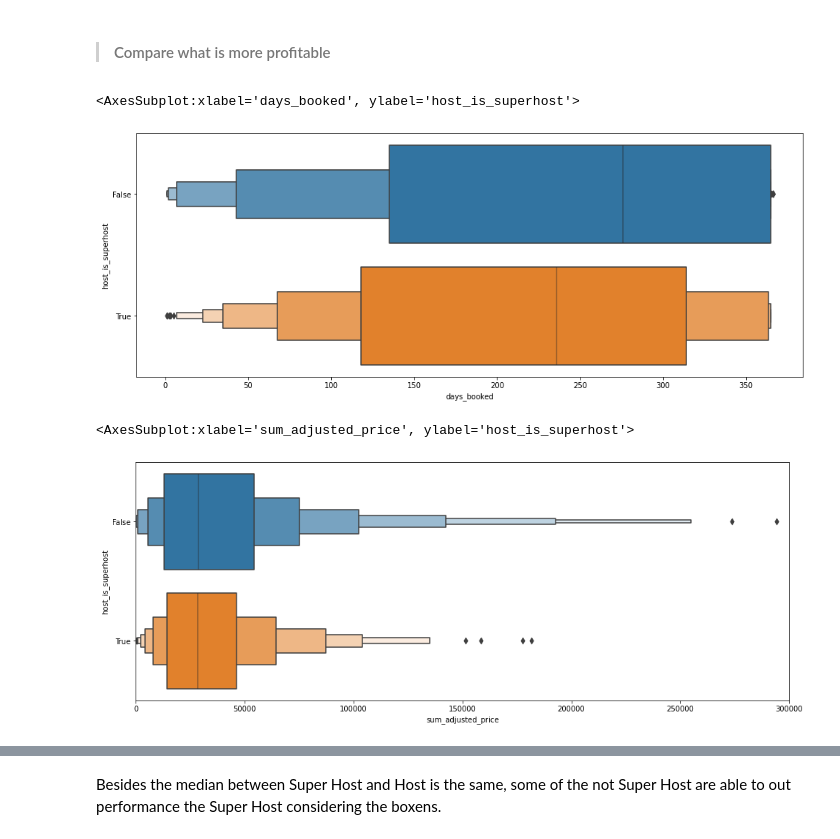
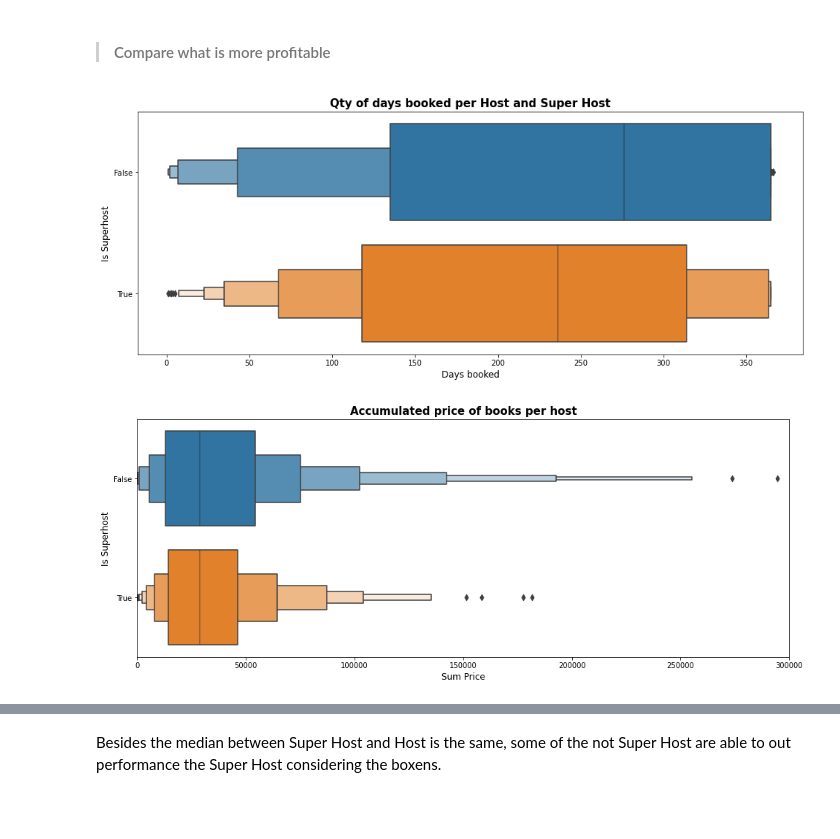
Before and after one commit to GuiOli91/Airbnb_2021Boston, a Jupyter notebook: Airbnb_Exploratory.ipynb, the cells around one changed output, grey strips where cells are left out. Saved outputs shown, nothing was run; the diff lists cells and outputs as text; code cells hidden in the pictures; blank space fills up the shorter version.

```diff
--- a/Airbnb_Exploratory.ipynb
+++ b/Airbnb_Exploratory.ipynb
@@ -224,4 +225,6 @@ host_listing.sort_values('count_Listings_Boston', ascending=False).head(15)
 | 21184200 | 57.0 | False | 26 |
 | 285344759 | 25.0 | False | 25 |
 | 16186589 | 25.0 | True | 25 |
+# %%
+plt.rc('axes', titlesize = 15, titleweight = 'bold', labelsize = 12)
 # %%
@@ -361,14 +377,20 @@ g.map_dataframe(sns.histplot, x="days_booked")
 > #### Compare what is more profitable
 # %%
 plt.figure(figsize=(16,6))
+plt.title("Qty of days booked per Host and Super Host")
 sns.boxenplot(data = host_analysis, x = 'days_booked', y = 'host_is_superhost')
+plt.xlabel("Days booked")
+plt.ylabel("Is Superhost")
+plt.savefig(fname = "Images/fig5")
 # %% [output]
-<AxesSubplot:xlabel='days_booked', ylabel='host_is_superhost'>
-[figure, old version]
+[figure, new version]
 # %%
 plt.figure(figsize=(16,6))
 plt.xlim(right = 300000)
+plt.title("Accumulated price of books per host")
 sns.boxenplot(data = host_analysis, x = 'sum_adjusted_price', y = 'host_is_superhost')
+plt.xlabel("Sum Price")
+plt.ylabel("Is Superhost")
+plt.savefig(fname = "Images/fig6")
 # %% [output]
-<AxesSubplot:xlabel='sum_adjusted_price', ylabel='host_is_superhost'>
-[figure, old version]
+[figure, new version]
```
Also changed, not shown: parts of 14 cells of this notebook.
